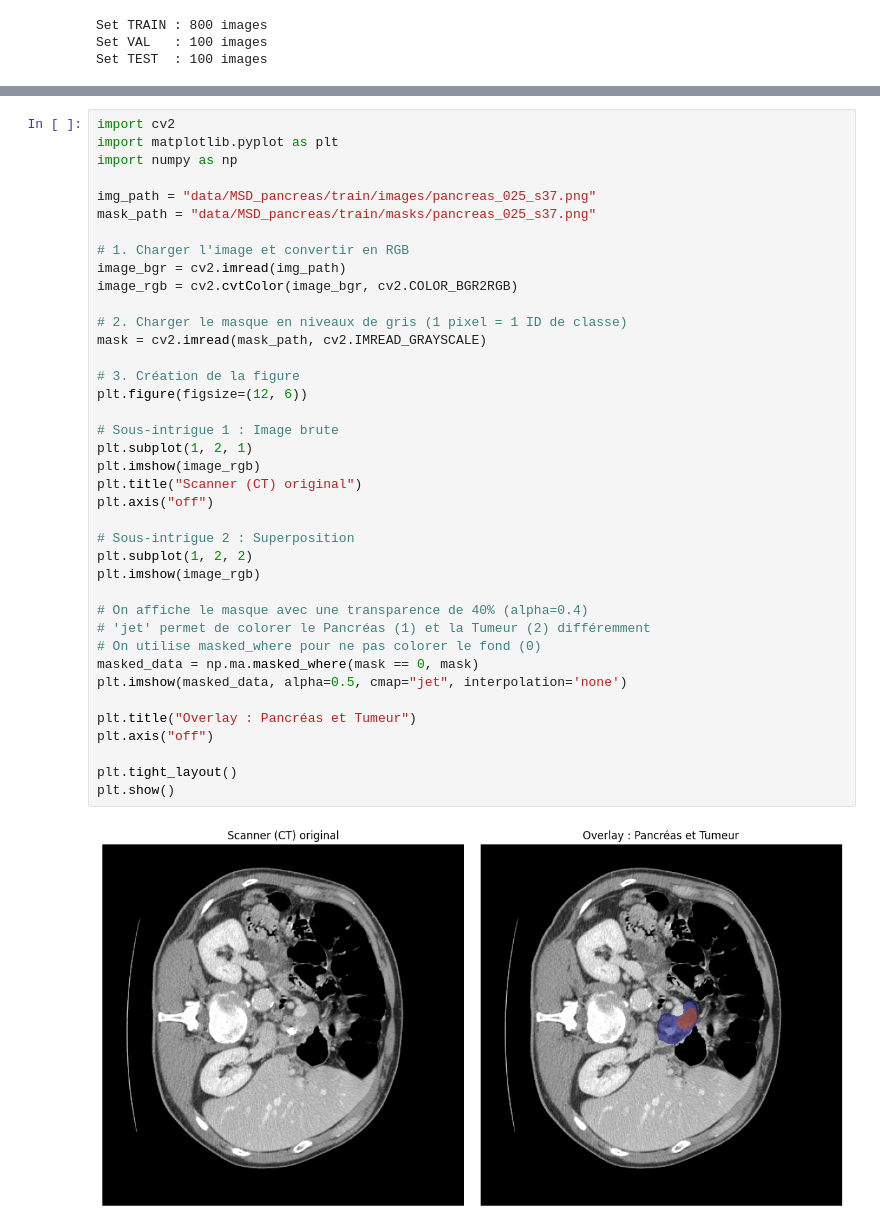
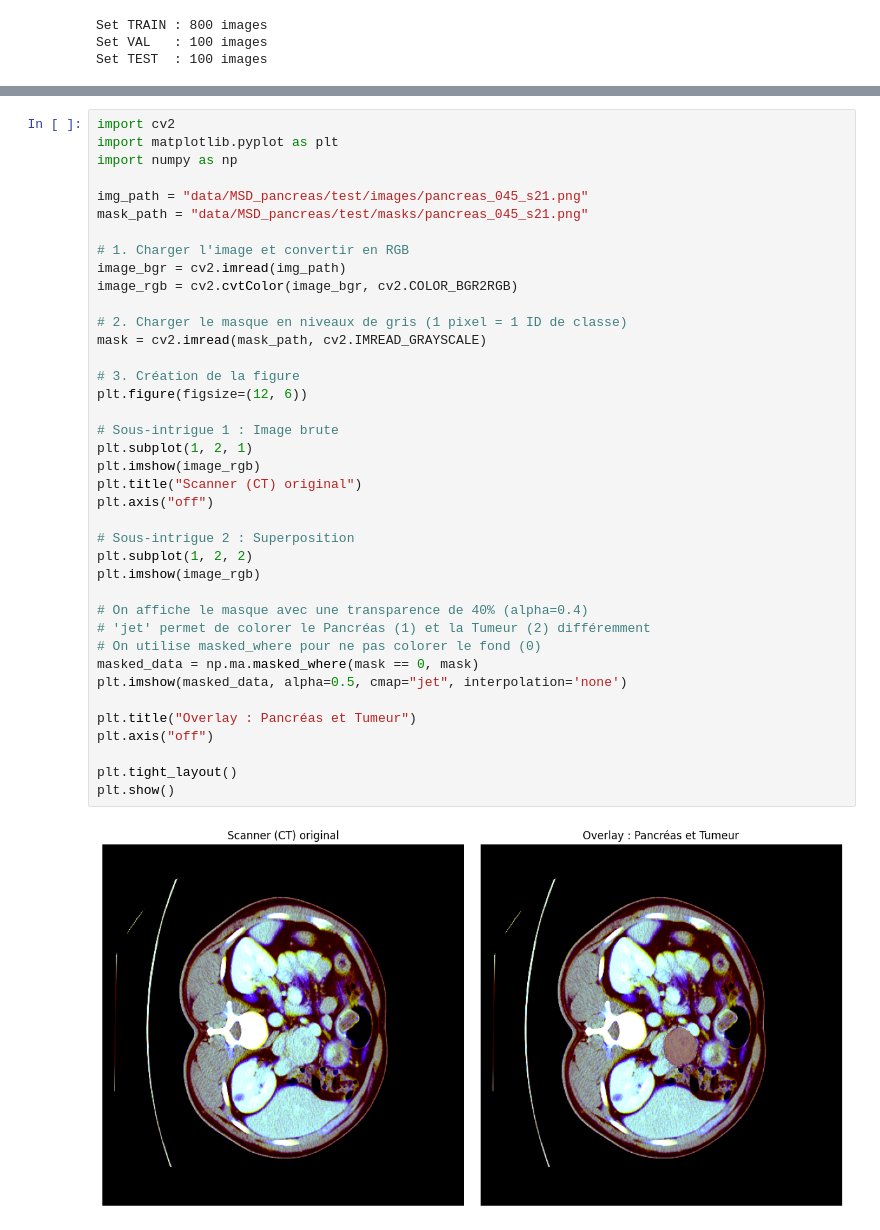
Before and after one commit to Azcatchi17/INF8225_Projet, a Jupyter notebook: create_pancreas_dataset.ipynb, the cells around one changed output, grey strips where cells are left out. Saved outputs shown, nothing was run; the diff lists cells and outputs as text.

```diff
--- a/create_pancreas_dataset.ipynb
+++ b/create_pancreas_dataset.ipynb
@@ -260,39 +403,39 @@ import cv2
 import matplotlib.pyplot as plt
 import numpy as np
 
-img_path = "data/MSD_pancreas/train/images/pancreas_025_s37.png"
-mask_path = "data/MSD_pancreas/train/masks/pancreas_025_s37.png"
+img_path = "data/MSD_pancreas/test/images/pancreas_045_s21.png"
+mask_path = "data/MSD_pancreas/test/masks/pancreas_045_s21.png"
 
 # 1. Charger l'image et convertir en RGB
 image_bgr = cv2.imread(img_path)
 image_rgb = cv2.cvtColor(image_bgr, cv2.COLOR_BGR2RGB)
 
 # 2. Charger le masque en niveaux de gris (1 pixel = 1 ID de classe)
 mask = cv2.imread(mask_path, cv2.IMREAD_GRAYSCALE)
 
 # 3. Création de la figure
 plt.figure(figsize=(12, 6))
 
 # Sous-intrigue 1 : Image brute
 plt.subplot(1, 2, 1)
 plt.imshow(image_rgb)
 plt.title("Scanner (CT) original")
 plt.axis("off")
 
 # Sous-intrigue 2 : Superposition
 plt.subplot(1, 2, 2)
 plt.imshow(image_rgb)
 
 # On affiche le masque avec une transparence de 40% (alpha=0.4)
 # 'jet' permet de colorer le Pancréas (1) et la Tumeur (2) différemment
 # On utilise masked_where pour ne pas colorer le fond (0)
 masked_data = np.ma.masked_where(mask == 0, mask)
 plt.imshow(masked_data, alpha=0.5, cmap="jet", interpolation='none')
 
 plt.title("Overlay : Pancréas et Tumeur")
 plt.axis("off")
 
 plt.tight_layout()
 plt.show()
 # %% [output]
-[figure, old version]
+[figure, new version]
```
Also changed, not shown: parts of 5 cells of this notebook, 18 other files.
